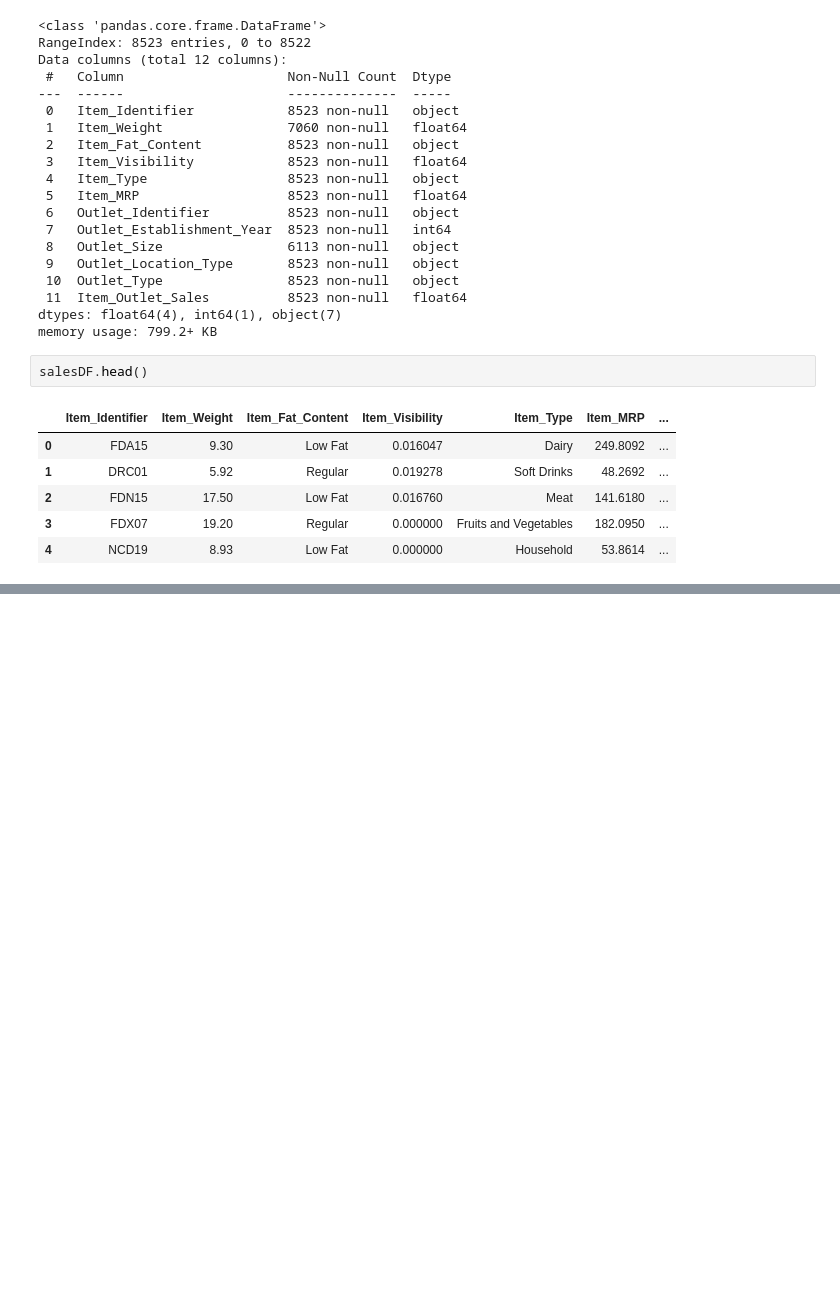
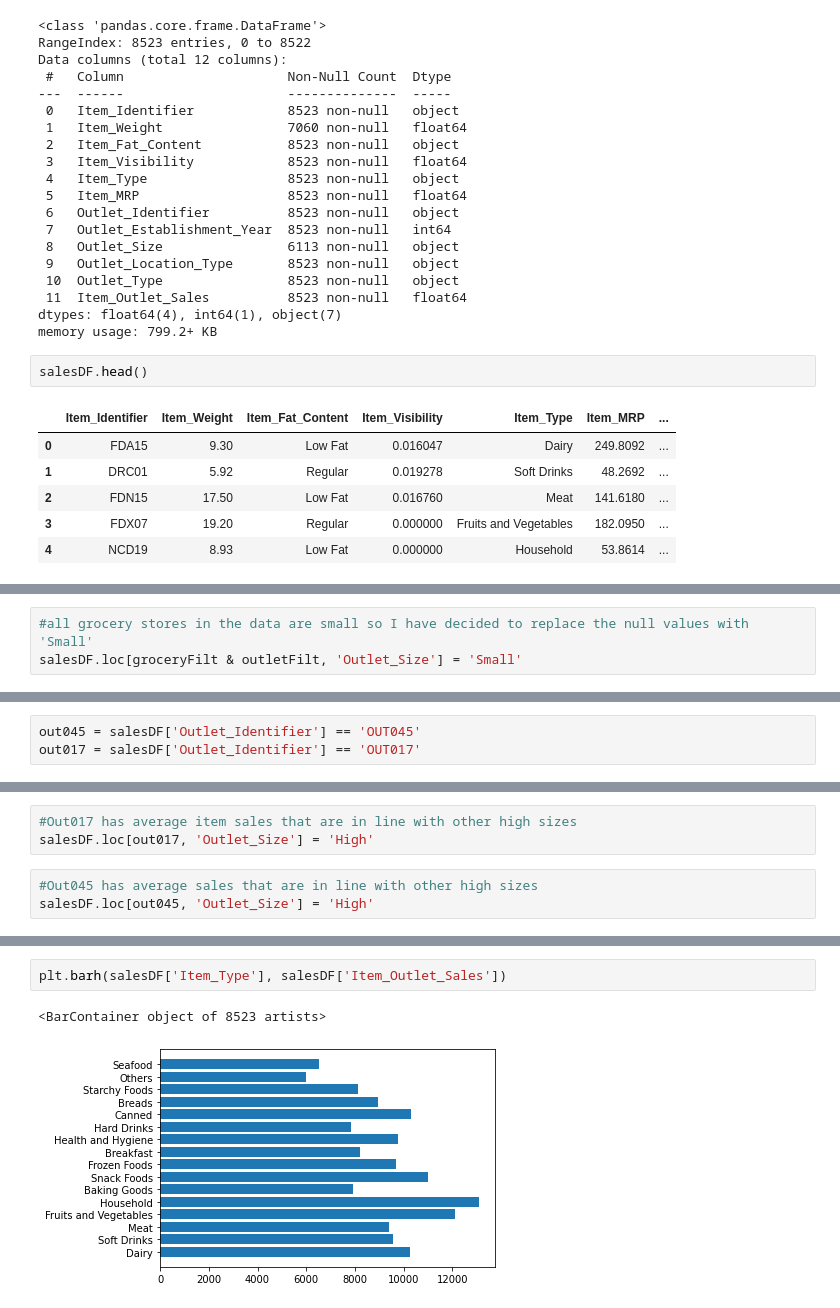
Before and after one commit to Jaclynn-whitson/sales-predictions, a Jupyter notebook: SalesPredictions.ipynb, the cells around one changed output, grey strips where cells are left out. Saved outputs shown, nothing was run; the diff lists cells and outputs as text; blank space fills up the shorter version.

```diff
--- a/SalesPredictions.ipynb
+++ b/SalesPredictions.ipynb
@@ -65,0 +101,3 @@ memory usage: 799.2+ KB
+# %%
+#all grocery stores in the data are small so I have decided to replace the null values with 'Small'
+salesDF.loc[groceryFilt & outletFilt, 'Outlet_Size'] = 'Small'
@@ -65,0 +110,3 @@ memory usage: 799.2+ KB
+# %%
+out045 = salesDF['Outlet_Identifier'] == 'OUT045'
+out017 = salesDF['Outlet_Identifier'] == 'OUT017'
@@ -65,0 +152,6 @@ memory usage: 799.2+ KB
+# %%
+#Out017 has average item sales that are in line with other high sizes
+salesDF.loc[out017, 'Outlet_Size'] = 'High'
+# %%
+#Out045 has average sales that are in line with other high sizes
+salesDF.loc[out045, 'Outlet_Size'] = 'High'
@@ -65,0 +199,5 @@ memory usage: 799.2+ KB
+# %%
+plt.barh(salesDF['Item_Type'], salesDF['Item_Outlet_Sales'])
+# %% [output]
+<BarContainer object of 8523 artists>
+[figure, added]
```
Also changed, not shown: parts of 19 cells of this notebook.
